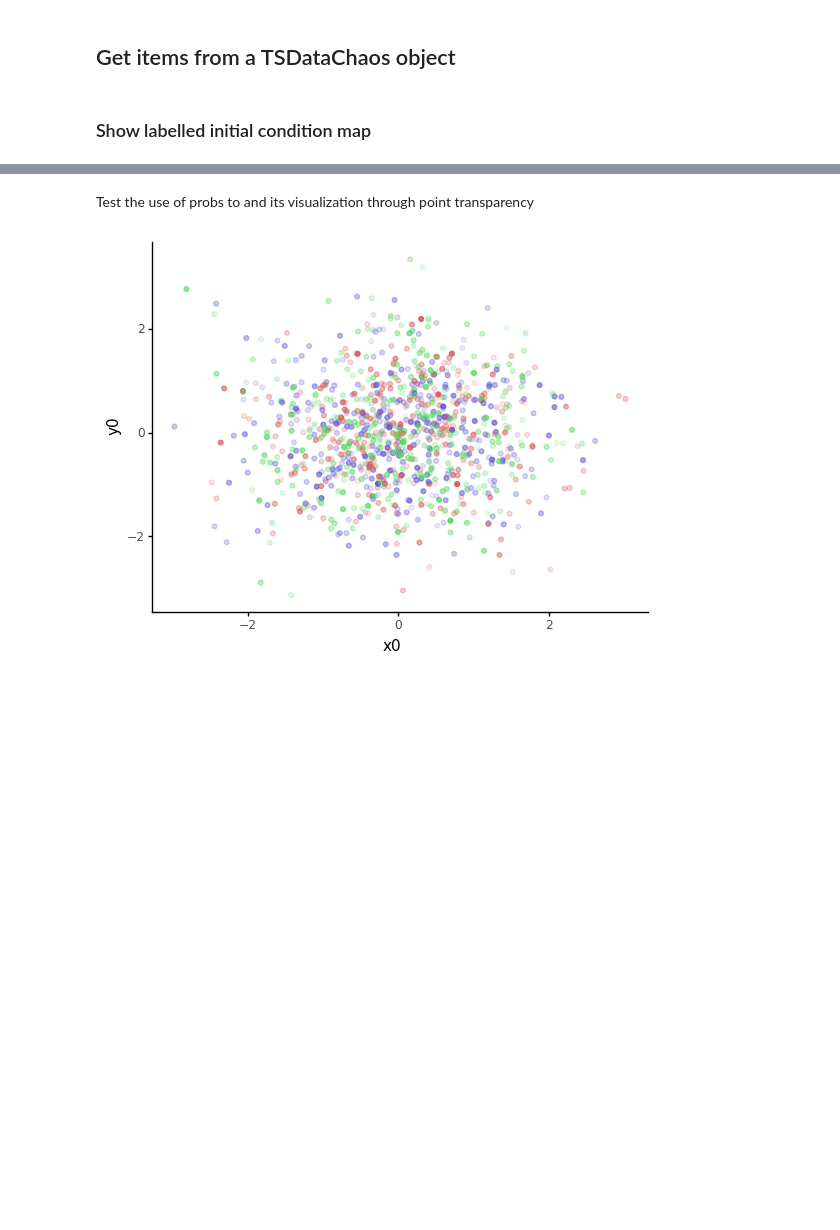
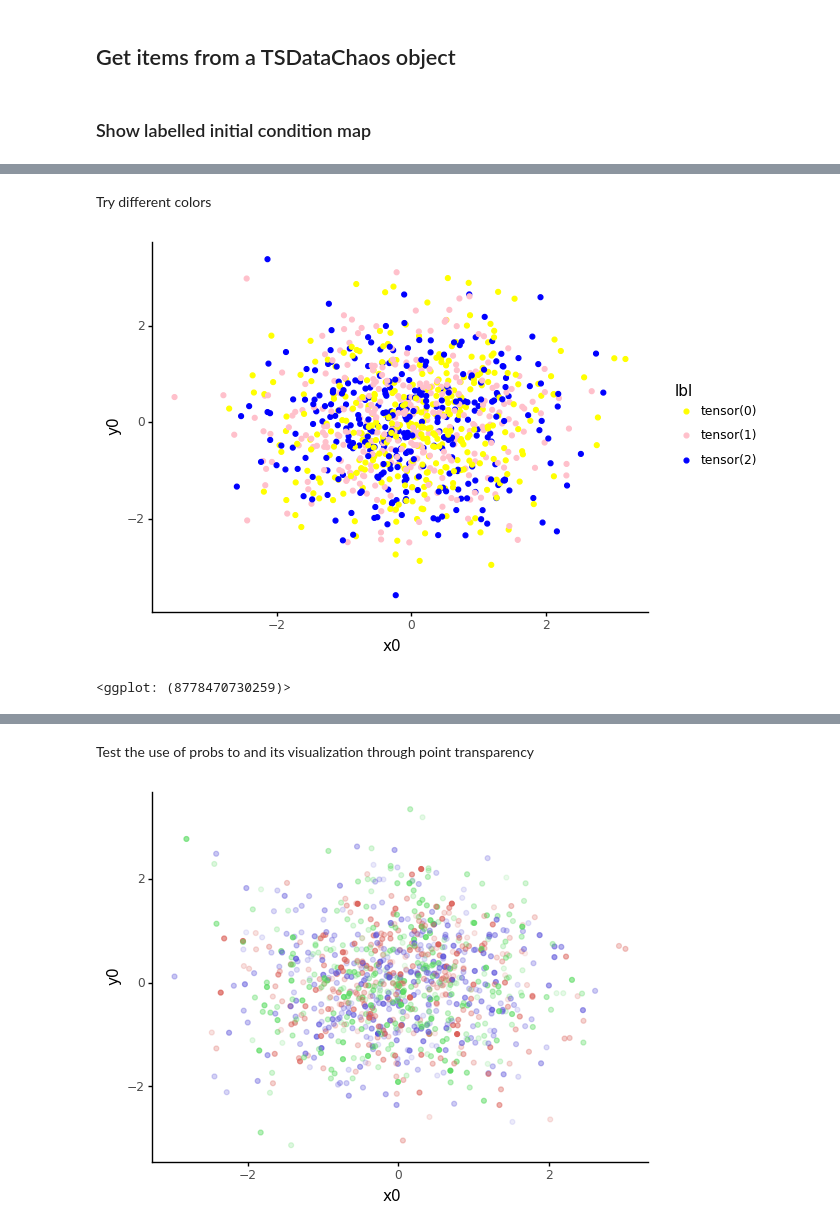
Before and after one commit to vrodriguezf/mlchaos, a Jupyter notebook: nbs/data.ipynb, the cells around one changed output, grey strips where cells are left out. Saved outputs shown, nothing was run; the diff lists cells and outputs as text; code cells hidden in the pictures; blank space fills up the shorter version.

```diff
--- a/nbs/data.ipynb
+++ b/nbs/data.ipynb
@@ -300,3 +302,12 @@ show_labelled_ic_map(poinc_maps=mock_poinc_map, preds=mock_preds)
+# %% [markdown]
+Try different colors
+# %%
+# NOTE: These FLI plots are completely random
+show_labelled_ic_map(poinc_maps=mock_poinc_map, preds=mock_preds,
+                     color_values=['yellow', 'pink', 'blue'])
+# %% [output]
+[figure, added]
+<ggplot: (8778470730259)>
 # %%
 show_labelled_ic_map(poinc_maps=mock_poinc_map, preds=mock_preds,
                      vocab = vocab, show_legend=True)
```
Also changed, not shown: parts of 3 cells of this notebook.
